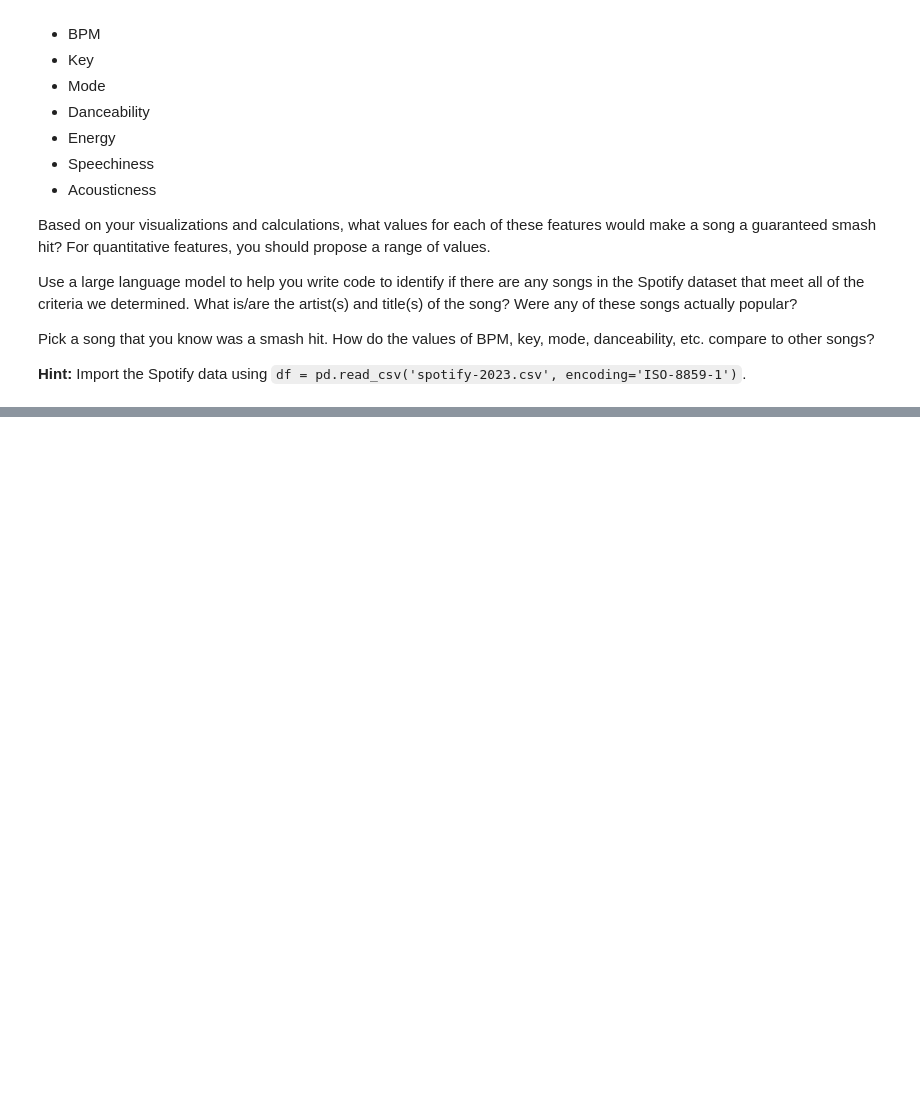
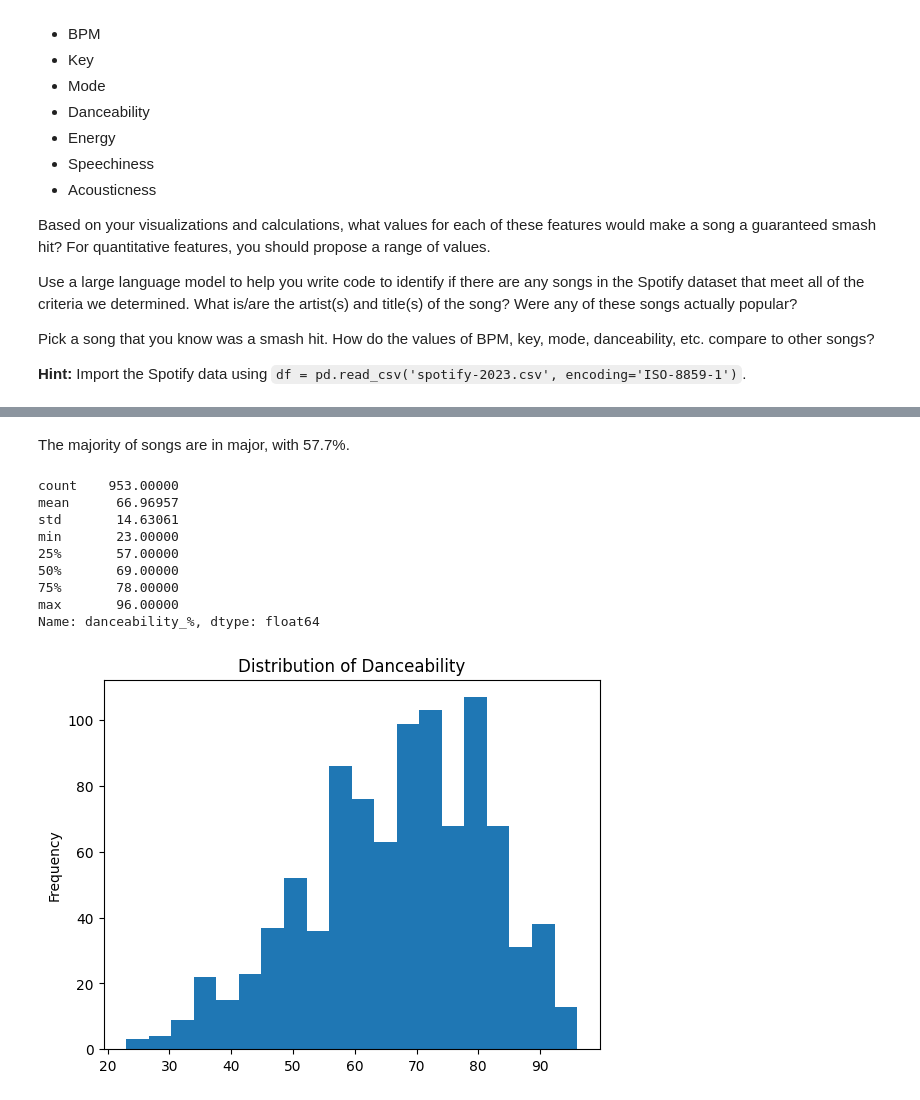
Before and after one commit to FlameFawn/Data_Visualization_And_Modeling_BrendanS, a Jupyter notebook: Lab/1.3 Data Visualization Lab.ipynb, the cells around one changed output, grey strips where cells are left out. Cells and saved outputs as stored; diff of their text form; code cells hidden in the pictures; blank space fills up the shorter version.

```diff
--- a/Lab/1.3 Data Visualization Lab.ipynb
+++ b/Lab/1.3 Data Visualization Lab.ipynb
@@ -83,0 +94,16 @@ filtered_df.head()
+# %% [markdown]
+The majority of songs are in major, with 57.7%.
+# %%
+df['danceability_%'].plot(kind='hist', bins=20, title='Distribution of Danceability')
+df['danceability_%'].describe()
+# %% [output]
+count    953.00000
+mean      66.96957
+std       14.63061
+min       23.00000
+25%       57.00000
+50%       69.00000
+75%       78.00000
+max       96.00000
+Name: danceability_%, dtype: float64
+[figure, added]
```
Also changed, not shown: parts of 19 cells of this notebook.
